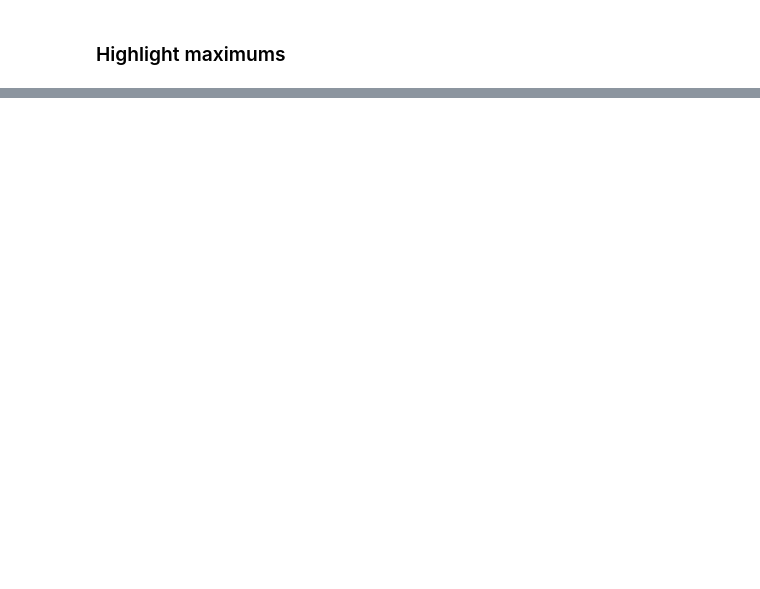
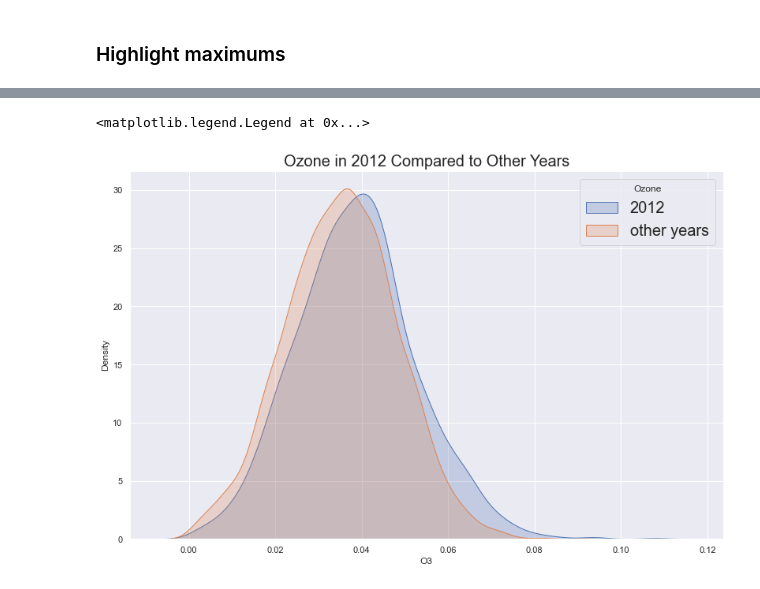
Before and after one commit to rbjones92/data_visualization, a Jupyter notebook: pollution_visualization.ipynb, the cells around one changed output, grey strips where cells are left out. Drawn from its saved outputs; the diff is of its cells as text; code cells hidden in the pictures; blank space fills up the shorter version.

```diff
--- a/pollution_visualization.ipynb
+++ b/pollution_visualization.ipynb
@@ -164,0 +158,17 @@ Name: SO2, dtype: float64, 'Max NO2 = 88.3')
+# %%
+# Set size for readability
+sns.set(rc = {'figure.figsize':(12,8)})
+
+# Add O3 in 2012
+sns.kdeplot(pollution[pollution.year == 2012].O3,shade = True, label = '2012')
+# ... and compare to O3 outside of 2012
+sns.kdeplot(pollution[pollution.year != 2012].O3,shade=True,label='other years')
+
+# Set title
+plt.title("Ozone in 2012 Compared to Other Years",fontsize = 20)
+
+# Set legend
+plt.legend(title="Ozone",loc="upper right",labels=['2012','other years'],fontsize = 20)
+# %% [output]
+<matplotlib.legend.Legend at 0x...>
+[figure, added]
```
Also changed, not shown: parts of 17 cells of this notebook.
